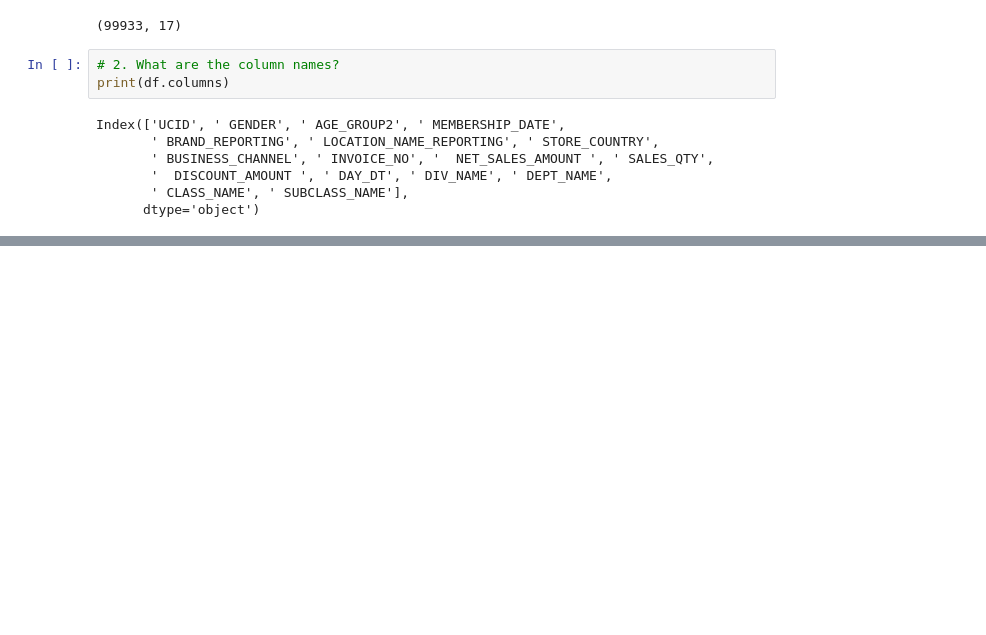
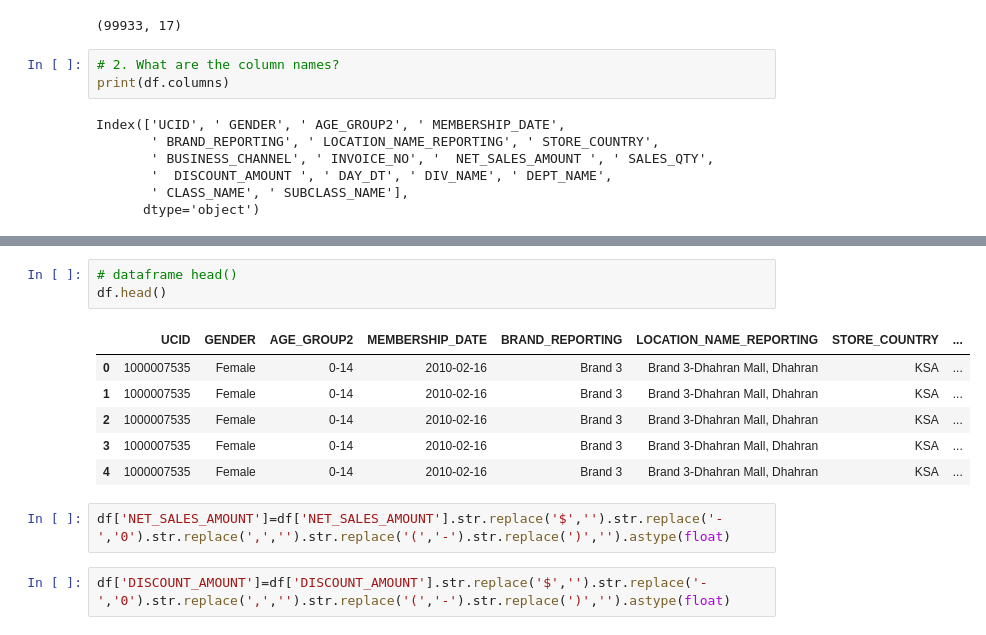
Before and after one commit to maheshpeiris0/customer_behaviour_analysis, a Jupyter notebook: data_analysis.ipynb, the cells around one changed output, grey strips where cells are left out. Cells and saved outputs as stored; diff of their text form; blank space fills up the shorter version.

```diff
--- a/data_analysis.ipynb
+++ b/data_analysis.ipynb
@@ -42,3 +65,17 @@ UCID                          int64
 dtype: object
+# %%
+# dataframe head()
+df.head()
+# %% [output]
+|  | UCID | GENDER | AGE_GROUP2 | MEMBERSHIP_DATE | BRAND_REPORTING | LOCATION_NAME_REPORTING | STORE_COUNTRY | ... |
+| 0 | 1000007535 | Female | 0-14 | 2010-02-16 | Brand 3 | Brand 3-Dhahran Mall, Dhahran | KSA | ... |
+| 1 | 1000007535 | Female | 0-14 | 2010-02-16 | Brand 3 | Brand 3-Dhahran Mall, Dhahran | KSA | ... |
+| 2 | 1000007535 | Female | 0-14 | 2010-02-16 | Brand 3 | Brand 3-Dhahran Mall, Dhahran | KSA | ... |
+| 3 | 1000007535 | Female | 0-14 | 2010-02-16 | Brand 3 | Brand 3-Dhahran Mall, Dhahran | KSA | ... |
+| 4 | 1000007535 | Female | 0-14 | 2010-02-16 | Brand 3 | Brand 3-Dhahran Mall, Dhahran | KSA | ... |
+# %%
+df['NET_SALES_AMOUNT']=df['NET_SALES_AMOUNT'].str.replace('$','').str.replace('-','0').str.replace(',','').str.replace('(','-').str.replace(')','').astype(float)
+# %%
+df['DISCOUNT_AMOUNT']=df['DISCOUNT_AMOUNT'].str.replace('$','').str.replace('-','0').str.replace(',','').str.replace('(','-').str.replace(')','').astype(float)
 # %%
 # group by net_sales_amount by gender
```
Also changed, not shown: parts of 6 cells of this notebook.
